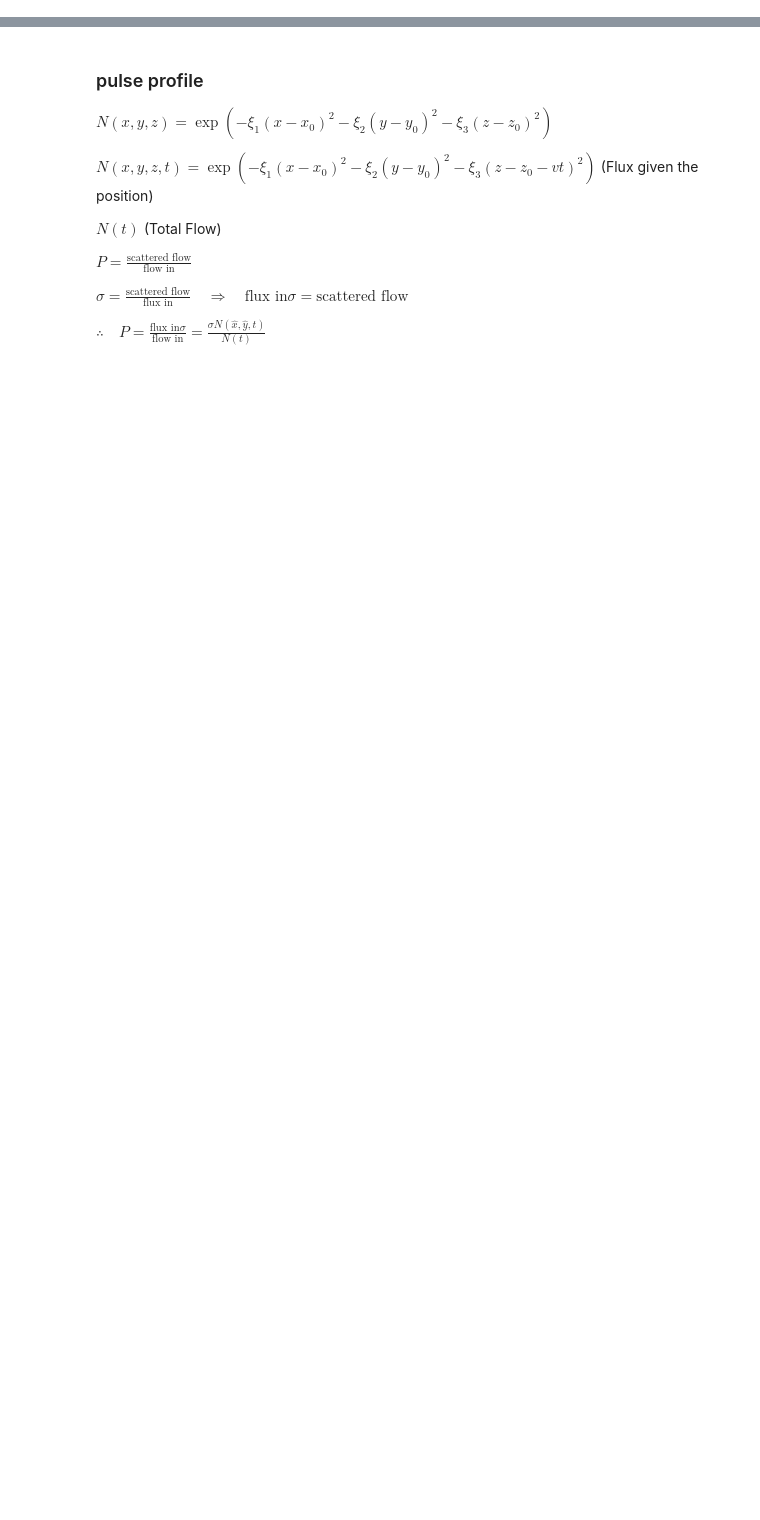
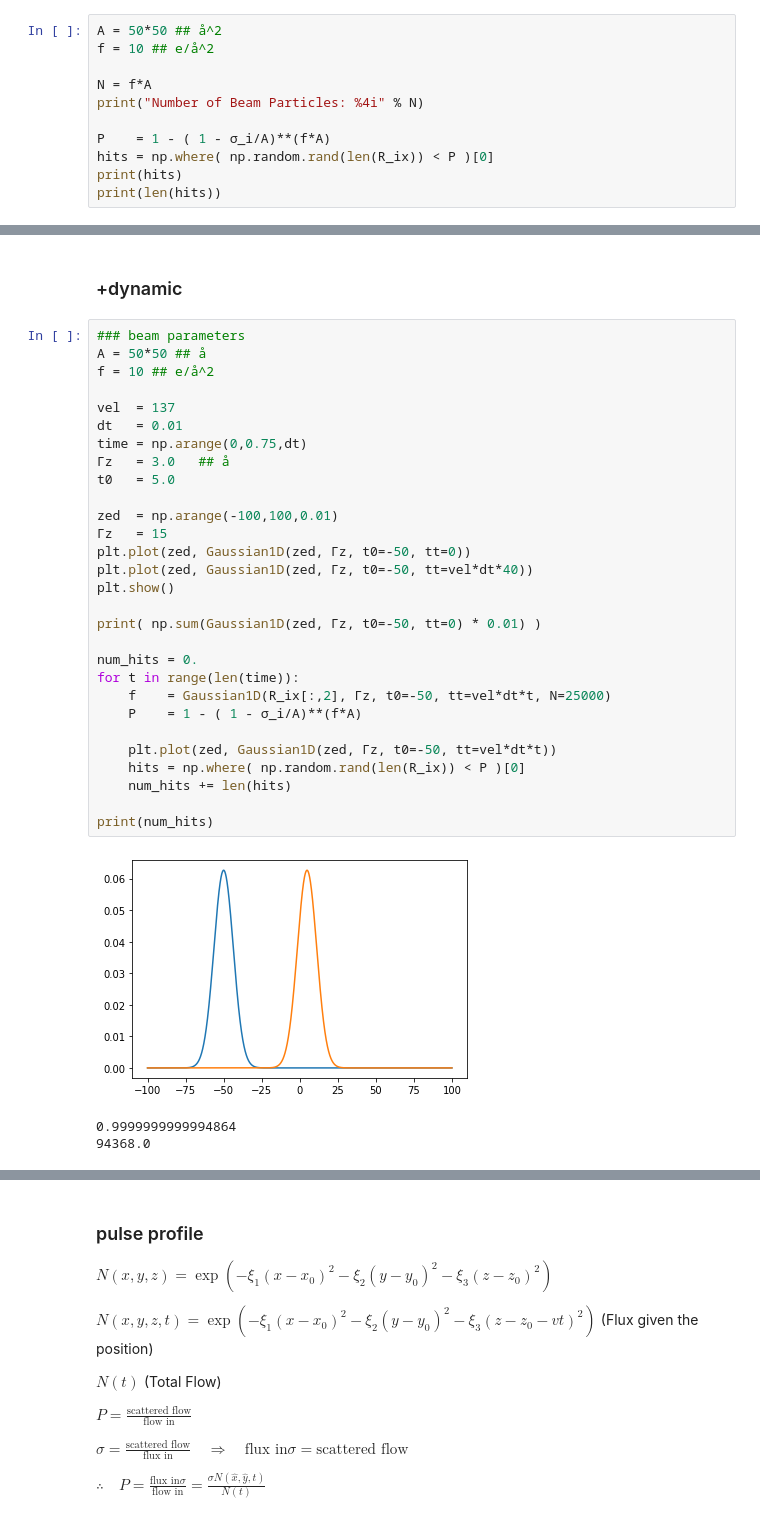
Before and after one commit to jcandane/mcrad, a Jupyter notebook: MCradiation.ipynb, the cells around one changed output, grey strips where cells are left out. Saved outputs shown, nothing was run; the diff lists cells and outputs as text; blank space fills up the shorter version.

```diff
--- a/MCradiation.ipynb
+++ b/MCradiation.ipynb
@@ -23,0 +152,11 @@ np.amax(R_ix,axis=0), np.amin(R_ix,axis=0)
+# %%
+A = 50*50 ## å^2
+f = 10 ## e/å^2
+
+N = f*A
+print("Number of Beam Particles: %4i" % N)
+
+P    = 1 - ( 1 - σ_i/A)**(f*A)
+hits = np.where( np.random.rand(len(R_ix)) < P )[0]
+print(hits)
+print(len(hits))
@@ -23,0 +181,35 @@ np.amax(R_ix,axis=0), np.amin(R_ix,axis=0)
+# %% [markdown]
+### +dynamic
+# %%
+### beam parameters
+A = 50*50 ## å
+f = 10 ## e/å^2
+
+vel  = 137
+dt   = 0.01
+time = np.arange(0,0.75,dt)
+Γz   = 3.0   ## å
+t0   = 5.0
+
+zed  = np.arange(-100,100,0.01)
+Γz   = 15
+plt.plot(zed, Gaussian1D(zed, Γz, t0=-50, tt=0))
+plt.plot(zed, Gaussian1D(zed, Γz, t0=-50, tt=vel*dt*40))
+plt.show()
+
+print( np.sum(Gaussian1D(zed, Γz, t0=-50, tt=0) * 0.01) )
+
+num_hits = 0.
+for t in range(len(time)):
+    f    = Gaussian1D(R_ix[:,2], Γz, t0=-50, tt=vel*dt*t, N=25000)
+    P    = 1 - ( 1 - σ_i/A)**(f*A)
+
+    plt.plot(zed, Gaussian1D(zed, Γz, t0=-50, tt=vel*dt*t))
+    hits = np.where( np.random.rand(len(R_ix)) < P )[0]
+    num_hits += len(hits)
+
+print(num_hits)
+# %% [output]
+[figure, added]
+0.9999999999994864
+94368.0
```
Also changed, not shown: parts of 25 cells of this notebook.
